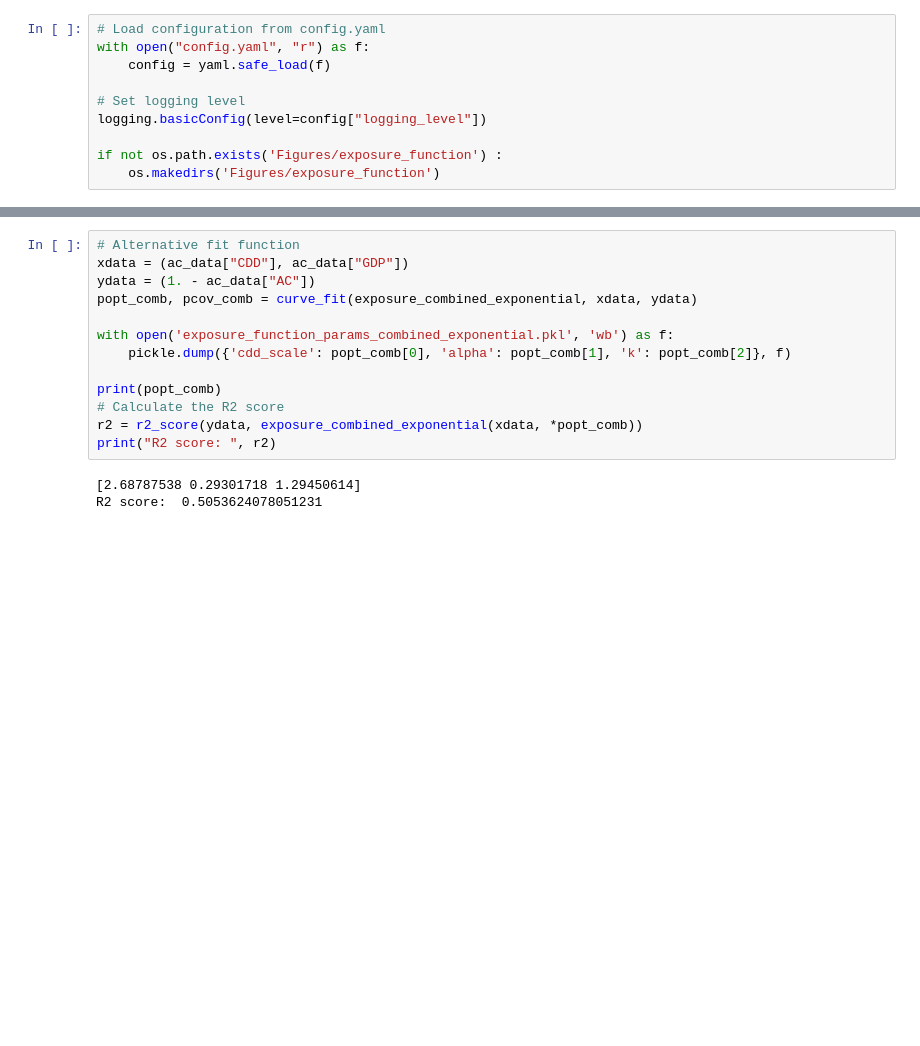
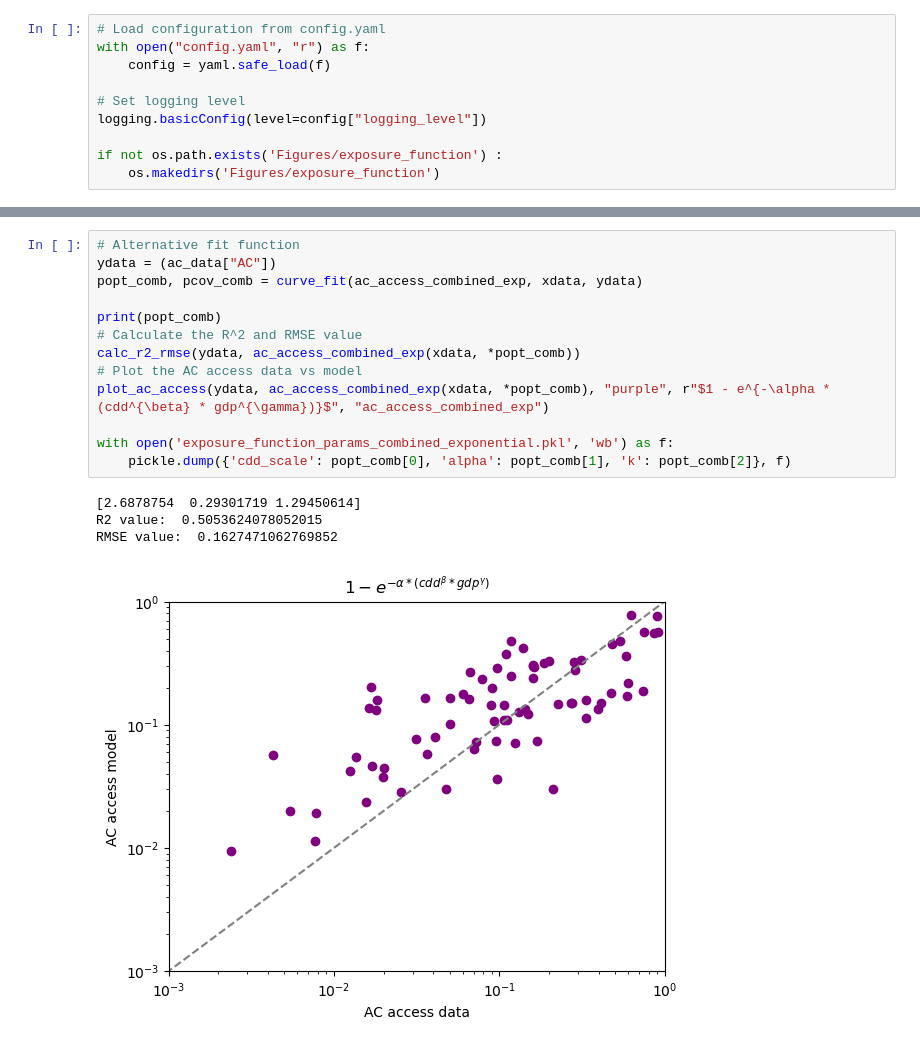
Before and after one commit to carnegie/clab_cooling_deficit_index, a Jupyter notebook: derive_exposure_function_combined.ipynb, the cells around one changed output, grey strips where cells are left out. Drawn from its saved outputs; the diff is of its cells as text; blank space fills up the shorter version.

```diff
--- a/derive_exposure_function_combined.ipynb
+++ b/derive_exposure_function_combined.ipynb
@@ -202,16 +119,18 @@ plt.savefig("Figures/exposure_function/availability_power_fit.png")
 # %%
 # Alternative fit function
-xdata = (ac_data["CDD"], ac_data["GDP"])
-ydata = (1. - ac_data["AC"])
-popt_comb, pcov_comb = curve_fit(exposure_combined_exponential, xdata, ydata)
+ydata = (ac_data["AC"])
+popt_comb, pcov_comb = curve_fit(ac_access_combined_exp, xdata, ydata)
+
+print(popt_comb)
+# Calculate the R^2 and RMSE value
+calc_r2_rmse(ydata, ac_access_combined_exp(xdata, *popt_comb))
+# Plot the AC access data vs model
+plot_ac_access(ydata, ac_access_combined_exp(xdata, *popt_comb), "purple", r"$1 - e^{-\alpha * (cdd^{\beta} * gdp^{\gamma})}$", "ac_access_combined_exp")
 
 with open('exposure_function_params_combined_exponential.pkl', 'wb') as f:
     pickle.dump({'cdd_scale': popt_comb[0], 'alpha': popt_comb[1], 'k': popt_comb[2]}, f)
-
-print(popt_comb)
-# Calculate the R2 score
-r2 = r2_score(ydata, exposure_combined_exponential(xdata, *popt_comb))
-print("R2 score: ", r2)
 # %% [output]
-[2.68787538 0.29301718 1.29450614]
-R2 score:  0.5053624078051231
+[2.6878754  0.29301719 1.29450614]
+R2 value:  0.5053624078052015
+RMSE value:  0.1627471062769852
+[figure, added]
```
Also changed, not shown: parts of 18 cells of this notebook.
